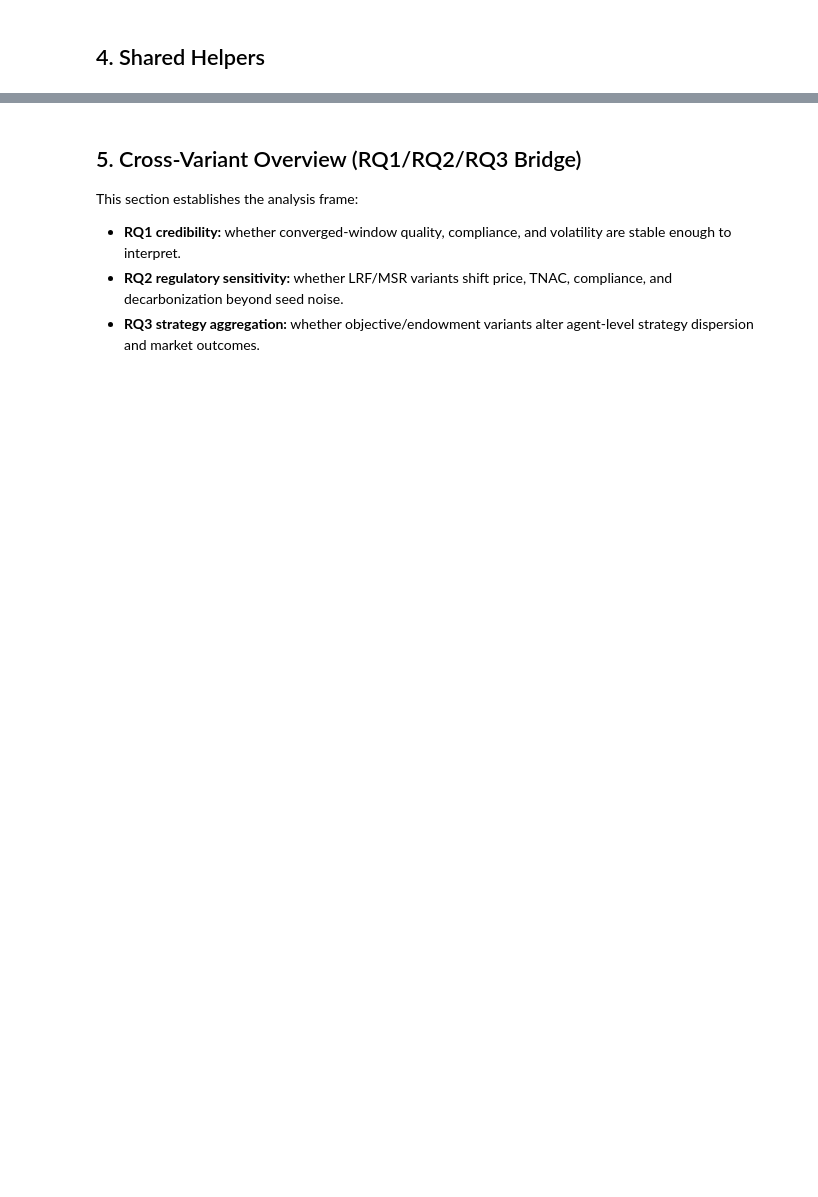
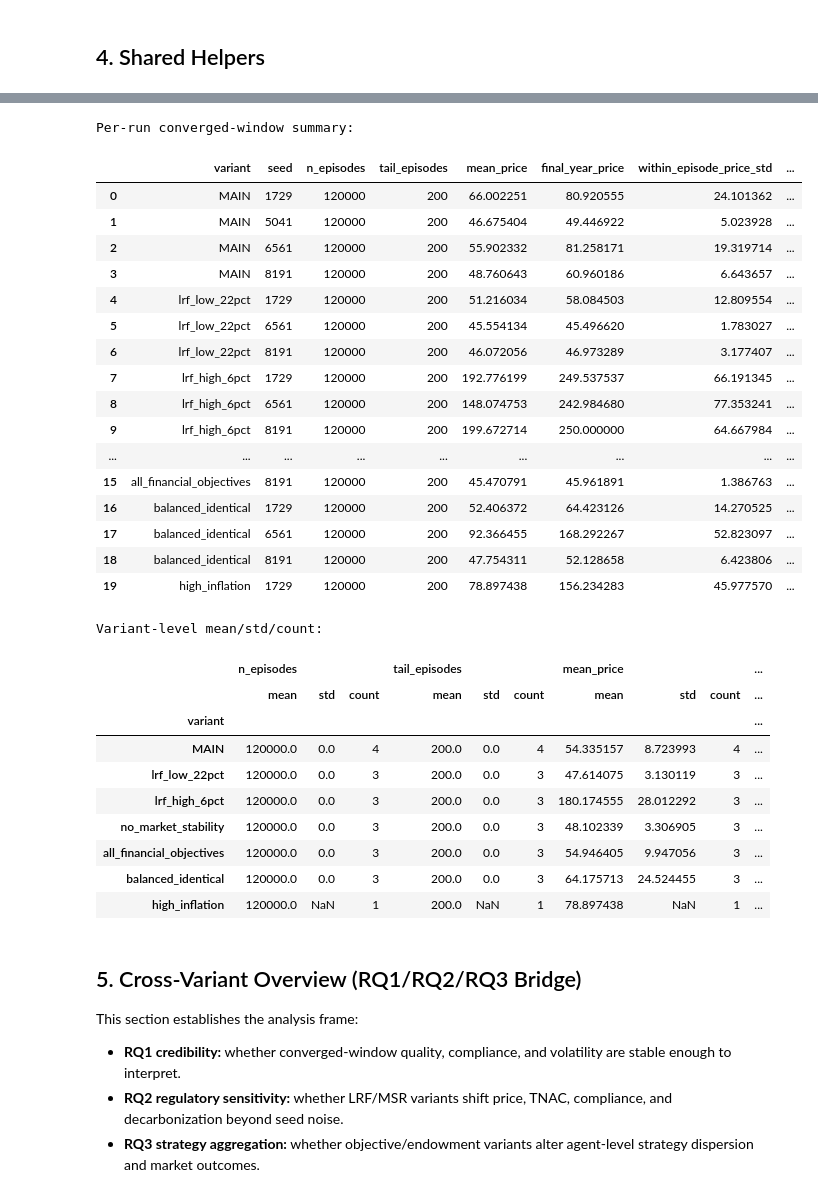
Before and after one commit to DJH961/Thesis-Energy-Auction, a Jupyter notebook: notebooks/ets_marl - Thesis Experiments Analysis.ipynb, the cells around one changed output, grey strips where cells are left out. Cells and saved outputs as stored; diff of their text form; code cells hidden in the pictures; blank space fills up the shorter version.

```diff
--- a/notebooks/ets_marl - Thesis Experiments Analysis.ipynb
+++ b/notebooks/ets_marl - Thesis Experiments Analysis.ipynb
@@ -473,33 +506,64 @@ def summarize_run(run, n=TAIL_EPISODES):
         'bank_total_year12': _safe_mean(yT[bank_cols].sum(axis=1)) if bank_cols and not yT.empty else np.nan,
         'bank_total_mean': _safe_mean(yr[bank_cols].sum(axis=1)) if bank_cols else np.nan,
         'carry_forward_mean': _safe_mean(yr[cf_cols].sum(axis=1)) if cf_cols else np.nan,
         'carry_forward_peak': float(np.nanmax(yr[cf_cols].sum(axis=1))) if cf_cols and len(yr) else np.nan,
         'auction_gini': _safe_mean(gini_s),
         'secondary_volume': _safe_mean(ep.get('secondary_volume', pd.Series(dtype=float))),
         'secondary_match_rate': _safe_mean(ep.get('secondary_match_rate', pd.Series(dtype=float))),
         'secondary_buyers_executed': _safe_mean(yr.get('secondary_n_buyers_executed', pd.Series(dtype=float))),
         'secondary_sellers_executed': _safe_mean(yr.get('secondary_n_sellers_executed', pd.Series(dtype=float))),
         'bid_price_agent_var': _safe_mean(yr[bid_cols].var(axis=1)) if bid_cols else np.nan,
         'invest_frac_agent_var': _safe_mean(yr[invest_frac_cols].var(axis=1)) if invest_frac_cols else np.nan,
         'bank_agent_var': _safe_mean(yr[bank_cols].var(axis=1)) if bank_cols else np.nan,
         'budget_gate_clip_freq': float((yr[pre_cols].to_numpy() > yr[post_cols].to_numpy() + 1e-6).mean()) if pre_cols and post_cols and len(pre_cols) == len(post_cols) and len(yr) else np.nan,
         'quality_score': _safe_mean(ep.get('quality_score', pd.Series(dtype=float))),
         'Q_compliance': _safe_mean(ep.get('Q_compliance', pd.Series(dtype=float))),
         'Q_volatility': _safe_mean(ep.get('Q_volatility', pd.Series(dtype=float))),
         'system_reward': _safe_mean(ep[agent_cols(ep, 'reward')].sum(axis=1)) if agent_cols(ep, 'reward') else np.nan,
     }
     return row
 
 summary_df = pd.DataFrame([summarize_run(run) for run in runs.values()])
 summary_df['variant'] = pd.Categorical(summary_df['variant'], categories=VARIANT_ORDER, ordered=True)
 summary_df = summary_df.sort_values(['variant', 'seed']).reset_index(drop=True)
 
 agg_cols = [c for c in summary_df.columns if c not in {'variant', 'seed'}]
 summary_agg = summary_df.groupby('variant', observed=True)[agg_cols].agg(['mean', 'std', 'count'])
 print('Per-run converged-window summary:')
+display = ipy_display
 display(summary_df)
 print('Variant-level mean/std/count:')
 display(summary_agg)
+# %% [output]
+Per-run converged-window summary:
+|  | variant | seed | n_episodes | tail_episodes | mean_price | final_year_price | within_episode_price_std | ... |
+| 0 | MAIN | 1729 | 120000 | 200 | 66.002251 | 80.920555 | 24.101362 | ... |
+| 1 | MAIN | 5041 | 120000 | 200 | 46.675404 | 49.446922 | 5.023928 | ... |
+| 2 | MAIN | 6561 | 120000 | 200 | 55.902332 | 81.258171 | 19.319714 | ... |
+| 3 | MAIN | 8191 | 120000 | 200 | 48.760643 | 60.960186 | 6.643657 | ... |
+| 4 | lrf_low_22pct | 1729 | 120000 | 200 | 51.216034 | 58.084503 | 12.809554 | ... |
+| 5 | lrf_low_22pct | 6561 | 120000 | 200 | 45.554134 | 45.496620 | 1.783027 | ... |
+| 6 | lrf_low_22pct | 8191 | 120000 | 200 | 46.072056 | 46.973289 | 3.177407 | ... |
+| 7 | lrf_high_6pct | 1729 | 120000 | 200 | 192.776199 | 249.537537 | 66.191345 | ... |
+| 8 | lrf_high_6pct | 6561 | 120000 | 200 | 148.074753 | 242.984680 | 77.353241 | ... |
+| 9 | lrf_high_6pct | 8191 | 120000 | 200 | 199.672714 | 250.000000 | 64.667984 | ... |
+| ... | ... | ... | ... | ... | ... | ... | ... | ... |
+| 15 | all_financial_objectives | 8191 | 120000 | 200 | 45.470791 | 45.961891 | 1.386763 | ... |
+| 16 | balanced_identical | 1729 | 120000 | 200 | 52.406372 | 64.423126 | 14.270525 | ... |
+| 17 | balanced_identical | 6561 | 120000 | 200 | 92.366455 | 168.292267 | 52.823097 | ... |
+| 18 | balanced_identical | 8191 | 120000 | 200 | 47.754311 | 52.128658 | 6.423806 | ... |
+| 19 | high_inflation | 1729 | 120000 | 200 | 78.897438 | 156.234283 | 45.977570 | ... |
+Variant-level mean/std/count:
+|  | n_episodes |  |  | tail_episodes |  |  | mean_price |  |  | ... |
+|  | mean | std | count | mean | std | count | mean | std | count | ... |
+| variant |  |  |  |  |  |  |  |  |  | ... |
+| MAIN | 120000.0 | 0.0 | 4 | 200.0 | 0.0 | 4 | 54.335157 | 8.723993 | 4 | ... |
+| lrf_low_22pct | 120000.0 | 0.0 | 3 | 200.0 | 0.0 | 3 | 47.614075 | 3.130119 | 3 | ... |
+| lrf_high_6pct | 120000.0 | 0.0 | 3 | 200.0 | 0.0 | 3 | 180.174555 | 28.012292 | 3 | ... |
+| no_market_stability | 120000.0 | 0.0 | 3 | 200.0 | 0.0 | 3 | 48.102339 | 3.306905 | 3 | ... |
+| all_financial_objectives | 120000.0 | 0.0 | 3 | 200.0 | 0.0 | 3 | 54.946405 | 9.947056 | 3 | ... |
+| balanced_identical | 120000.0 | 0.0 | 3 | 200.0 | 0.0 | 3 | 64.175713 | 24.524455 | 3 | ... |
+| high_inflation | 120000.0 | NaN | 1 | 200.0 | NaN | 1 | 78.897438 | NaN | 1 | ... |
 # %% [markdown]
 ## 5. Cross-Variant Overview (RQ1/RQ2/RQ3 Bridge)
 
```
Also changed, not shown: parts of 21 cells of this notebook.
